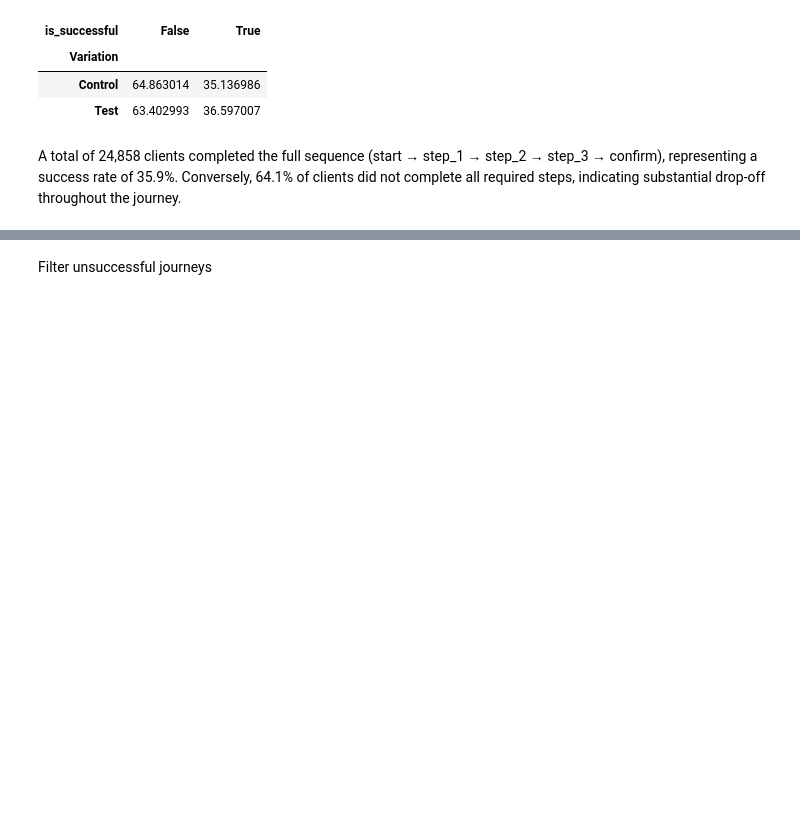
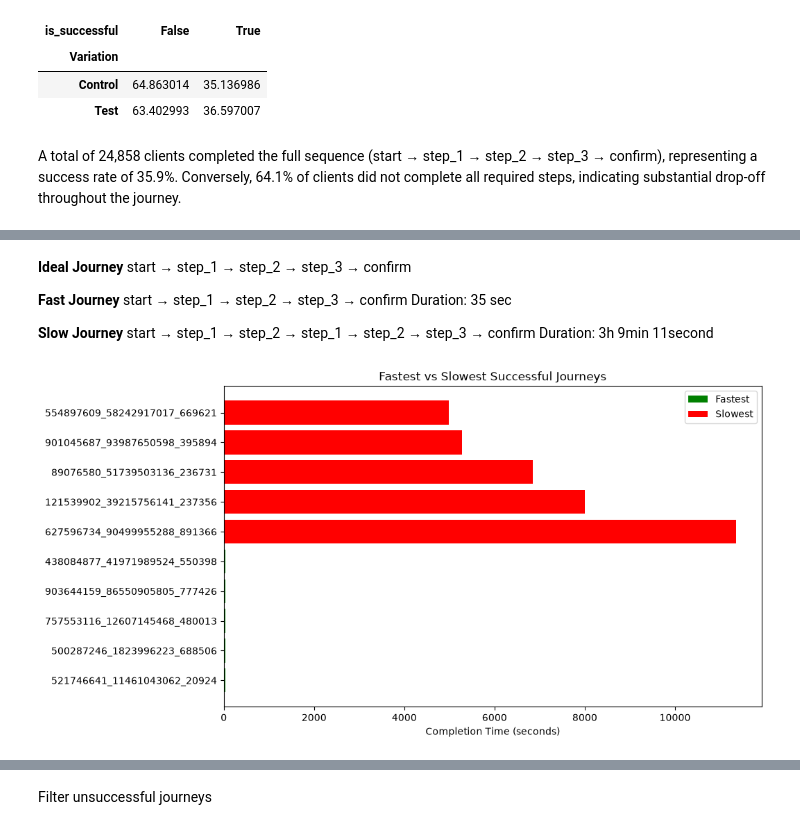
Before and after one commit to kyukhlina/second_project, a Jupyter notebook: notebook/KPI_Success.ipynb, the cells around one changed output, grey strips where cells are left out. Cells and saved outputs as stored; diff of their text form; code cells hidden in the pictures; blank space fills up the shorter version.

```diff
--- a/notebook/KPI_Success.ipynb
+++ b/notebook/KPI_Success.ipynb
@@ -414,0 +431,8 @@ Results: only about **36%** of clients completed the **full process**, while 64%
+# %%
+# Filter to successful journeys only
+
+journeys_success = journeys[journeys['is_successful']].copy()
+
+print(f"All journeys: {len(journeys)}")
+print(f"Successful journeys: {len(journeys_success)}")
+print(journeys_success['Variation'].value_counts())
@@ -465,0 +645,5 @@ A total of 24,858 clients completed the full sequence (start → step_1 → step
+# %%
+journeys_success['completion_time_sec'] = (
+    journeys_success['confirm_time']
+    - journeys_success['start_time']
+).dt.total_seconds()
@@ -465,0 +685,44 @@ A total of 24,858 clients completed the full sequence (start → step_1 → step
+# %% [markdown]
+**Ideal Journey**
+start → step_1 → step_2 → step_3 → confirm
+
+**Fast Journey**
+start → step_1 → step_2 → step_3 → confirm
+Duration: 35 sec
+
+**Slow Journey**
+start → step_1 → step_2 → step_1 → step_2 → step_3 → confirm
+Duration: 3h 9min 11second
+# %%
+top5_fast = journeys_success.nsmallest(
+    5,
+    'completion_time_sec'
+)
+
+top5_slow = journeys_success.nlargest(
+    5,
+    'completion_time_sec'
+)
+
+plt.figure(figsize=(10,6))
+
+plt.barh(
+    top5_fast['visit_id'].astype(str),
+    top5_fast['completion_time_sec'],
+    color='green',
+    label='Fastest'
+)
+
+plt.barh(
+    top5_slow['visit_id'].astype(str),
+    top5_slow['completion_time_sec'],
+    color='red',
+    label='Slowest'
+)
+
+plt.xlabel('Completion Time (seconds)')
+plt.title('Fastest vs Slowest Successful Journeys')
+plt.legend()
+plt.show()
+# %% [output]
+[figure, added]
```
Also changed, not shown: parts of 45 cells of this notebook.
